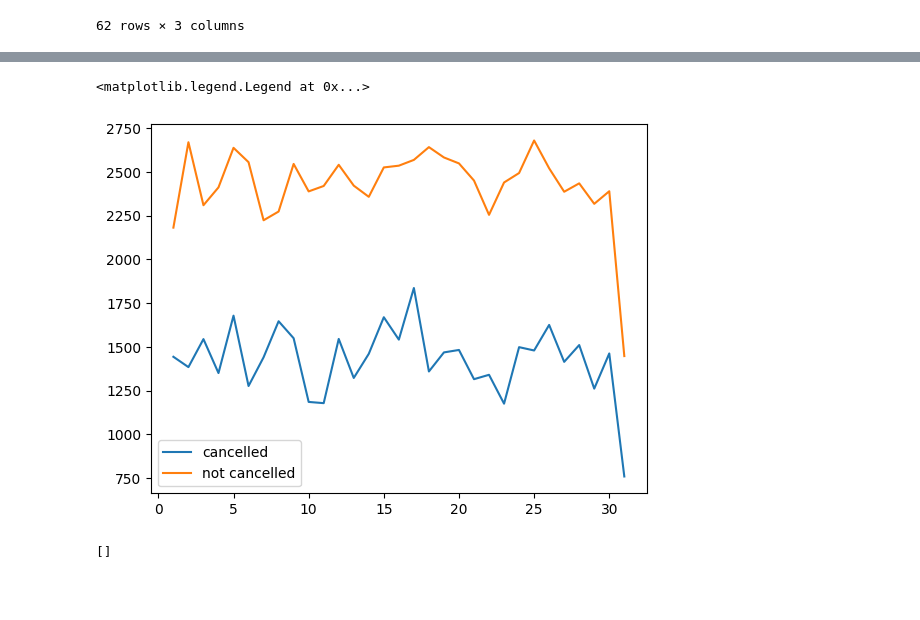
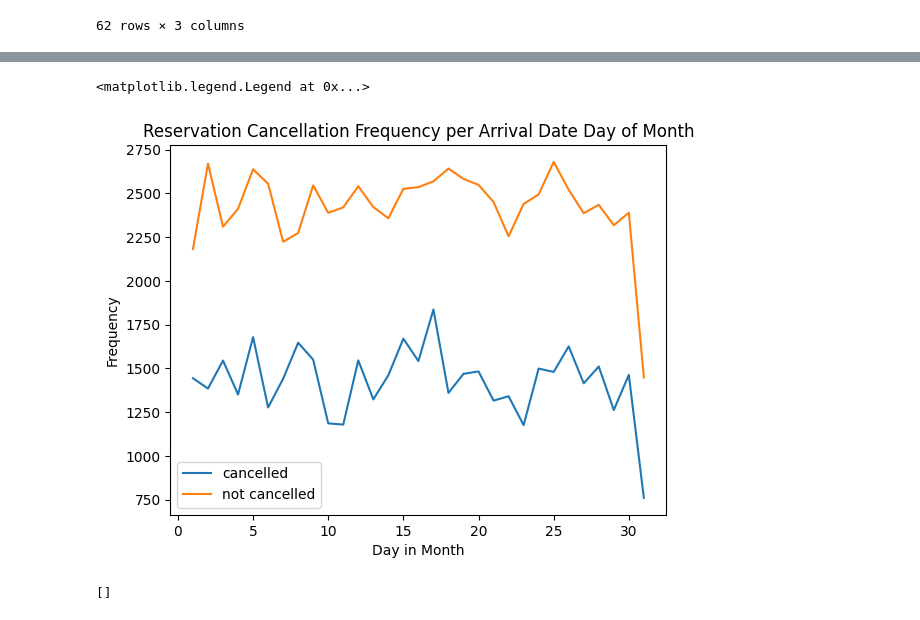
Before and after one commit to ArdiansyahArya/hotel_reservation_prediction, a Jupyter notebook: h8dsft_Milestone2P1_ardiansyah_arya_salvinia.ipynb, the cells around one changed output, grey strips where cells are left out. Saved outputs shown, nothing was run; the diff lists cells and outputs as text; code cells hidden in the pictures; blank space fills up the shorter version.

```diff
--- a/h8dsft_Milestone2P1_ardiansyah_arya_salvinia.ipynb
+++ b/h8dsft_Milestone2P1_ardiansyah_arya_salvinia.ipynb
@@ -319,12 +363,15 @@ day
 # %%
 y1=day[{'arrival_date_day_of_month',0}].loc[day['is_canceled']==1].sort_values('arrival_date_day_of_month')
 y2=day[{'arrival_date_day_of_month',0}].loc[day['is_canceled']==0].sort_values('arrival_date_day_of_month')
 plt.plot(y1['arrival_date_day_of_month'],y1[0], label='cancelled')
 plt.plot(y2['arrival_date_day_of_month'],y2[0], label='not cancelled')
+plt.xlabel('Day in Month')
+plt.ylabel('Frequency')
+plt.title('Reservation Cancellation Frequency per Arrival Date Day of Month')
 plt.legend()
 # %% [output]
 <matplotlib.legend.Legend at 0x...>
-[figure, old version]
+[figure, new version]
 # %%
 a=day['arrival_date_day_of_month'].loc[(day[0] ==day[0].max()) & (day['is_canceled']==1)].tolist()
 a
```
Also changed, not shown: parts of 76 cells of this notebook, 12 other files.
